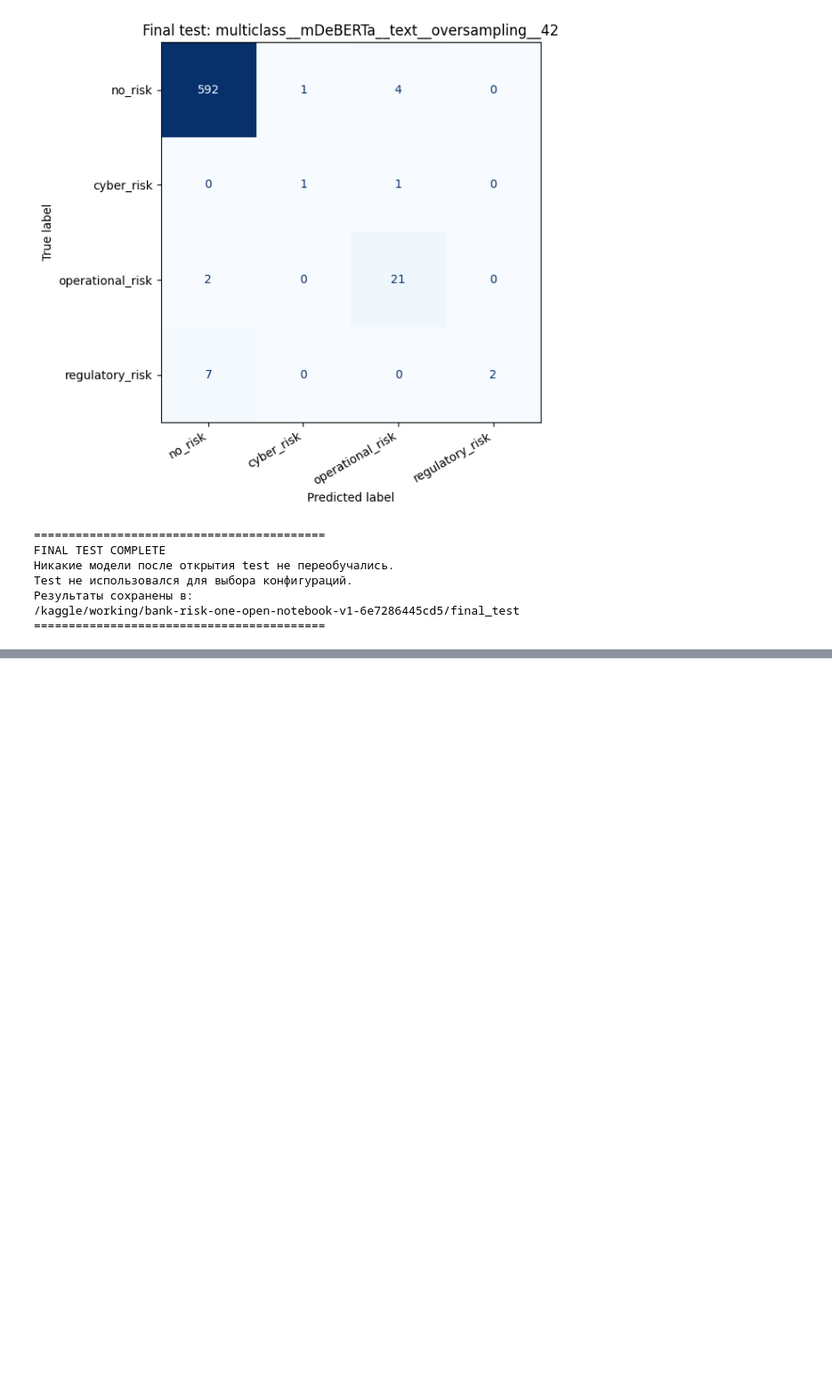
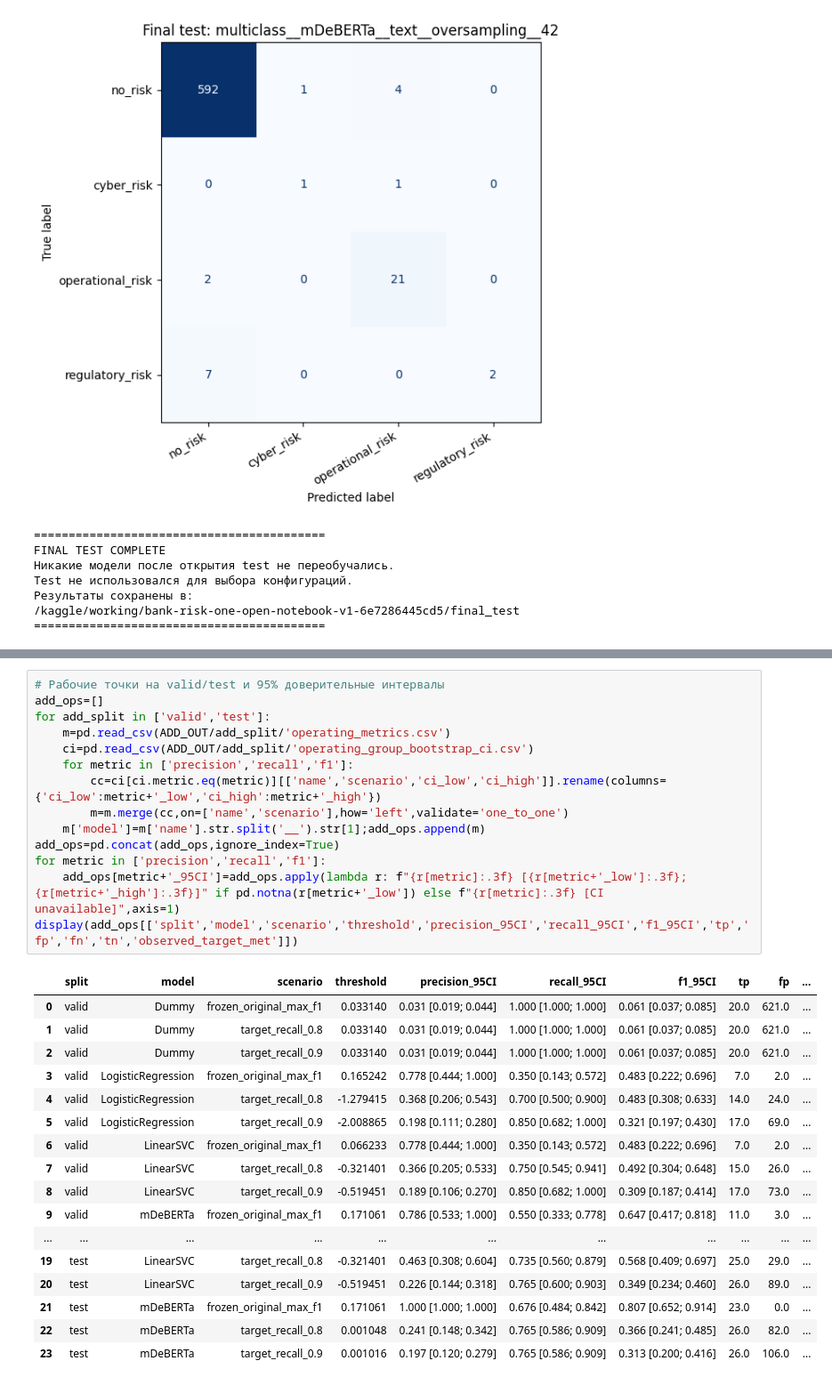
Before and after one commit to jhonix007/bank-risk-diploma, a Jupyter notebook: project_final/bank_risk_diploma_FINAL_for_submission.ipynb, the cells around one changed output, grey strips where cells are left out. Shown at 89% size. Drawn from its saved outputs; the diff is of its cells as text; blank space fills up the shorter version.

```diff
--- a/project_final/bank_risk_diploma_FINAL_for_submission.ipynb
+++ b/project_final/bank_risk_diploma_FINAL_for_submission.ipynb
@@ -3376,0 +3996,32 @@ Test не использовался для выбора конфигураци
+# %%
+# Рабочие точки на valid/test и 95% доверительные интервалы
+add_ops=[]
+for add_split in ['valid','test']:
+    m=pd.read_csv(ADD_OUT/add_split/'operating_metrics.csv')
+    ci=pd.read_csv(ADD_OUT/add_split/'operating_group_bootstrap_ci.csv')
+    for metric in ['precision','recall','f1']:
+        cc=ci[ci.metric.eq(metric)][['name','scenario','ci_low','ci_high']].rename(columns={'ci_low':metric+'_low','ci_high':metric+'_high'})
+        m=m.merge(cc,on=['name','scenario'],how='left',validate='one_to_one')
+    m['model']=m['name'].str.split('__').str[1];add_ops.append(m)
+add_ops=pd.concat(add_ops,ignore_index=True)
+for metric in ['precision','recall','f1']:
+    add_ops[metric+'_95CI']=add_ops.apply(lambda r: f"{r[metric]:.3f} [{r[metric+'_low']:.3f}; {r[metric+'_high']:.3f}]" if pd.notna(r[metric+'_low']) else f"{r[metric]:.3f} [CI unavailable]",axis=1)
+display(add_ops[['split','model','scenario','threshold','precision_95CI','recall_95CI','f1_95CI','tp','fp','fn','tn','observed_target_met']])
+# %% [output]
+|  | split | model | scenario | threshold | precision_95CI | recall_95CI | f1_95CI | tp | fp | ... |
+| 0 | valid | Dummy | frozen_original_max_f1 | 0.033140 | 0.031 [0.019; 0.044] | 1.000 [1.000; 1.000] | 0.061 [0.037; 0.085] | 20.0 | 621.0 | ... |
+| 1 | valid | Dummy | target_recall_0.8 | 0.033140 | 0.031 [0.019; 0.044] | 1.000 [1.000; 1.000] | 0.061 [0.037; 0.085] | 20.0 | 621.0 | ... |
+| 2 | valid | Dummy | target_recall_0.9 | 0.033140 | 0.031 [0.019; 0.044] | 1.000 [1.000; 1.000] | 0.061 [0.037; 0.085] | 20.0 | 621.0 | ... |
+| 3 | valid | LogisticRegression | frozen_original_max_f1 | 0.165242 | 0.778 [0.444; 1.000] | 0.350 [0.143; 0.572] | 0.483 [0.222; 0.696] | 7.0 | 2.0 | ... |
+| 4 | valid | LogisticRegression | target_recall_0.8 | -1.279415 | 0.368 [0.206; 0.543] | 0.700 [0.500; 0.900] | 0.483 [0.308; 0.633] | 14.0 | 24.0 | ... |
+| 5 | valid | LogisticRegression | target_recall_0.9 | -2.008865 | 0.198 [0.111; 0.280] | 0.850 [0.682; 1.000] | 0.321 [0.197; 0.430] | 17.0 | 69.0 | ... |
+| 6 | valid | LinearSVC | frozen_original_max_f1 | 0.066233 | 0.778 [0.444; 1.000] | 0.350 [0.143; 0.572] | 0.483 [0.222; 0.696] | 7.0 | 2.0 | ... |
+| 7 | valid | LinearSVC | target_recall_0.8 | -0.321401 | 0.366 [0.205; 0.533] | 0.750 [0.545; 0.941] | 0.492 [0.304; 0.648] | 15.0 | 26.0 | ... |
+| 8 | valid | LinearSVC | target_recall_0.9 | -0.519451 | 0.189 [0.106; 0.270] | 0.850 [0.682; 1.000] | 0.309 [0.187; 0.414] | 17.0 | 73.0 | ... |
+| 9 | valid | mDeBERTa | frozen_original_max_f1 | 0.171061 | 0.786 [0.533; 1.000] | 0.550 [0.333; 0.778] | 0.647 [0.417; 0.818] | 11.0 | 3.0 | ... |
+| ... | ... | ... | ... | ... | ... | ... | ... | ... | ... | ... |
+| 19 | test | LinearSVC | target_recall_0.8 | -0.321401 | 0.463 [0.308; 0.604] | 0.735 [0.560; 0.879] | 0.568 [0.409; 0.697] | 25.0 | 29.0 | ... |
+| 20 | test | LinearSVC | target_recall_0.9 | -0.519451 | 0.226 [0.144; 0.318] | 0.765 [0.600; 0.903] | 0.349 [0.234; 0.460] | 26.0 | 89.0 | ... |
+| 21 | test | mDeBERTa | frozen_original_max_f1 | 0.171061 | 1.000 [1.000; 1.000] | 0.676 [0.484; 0.842] | 0.807 [0.652; 0.914] | 23.0 | 0.0 | ... |
+| 22 | test | mDeBERTa | target_recall_0.8 | 0.001048 | 0.241 [0.148; 0.342] | 0.765 [0.586; 0.909] | 0.366 [0.241; 0.485] | 26.0 | 82.0 | ... |
+| 23 | test | mDeBERTa | target_recall_0.9 | 0.001016 | 0.197 [0.120; 0.279] | 0.765 [0.586; 0.909] | 0.313 [0.200; 0.416] | 26.0 | 106.0 | ... |
```
Also changed, not shown: parts of 43 cells of this notebook, 3 other files.
